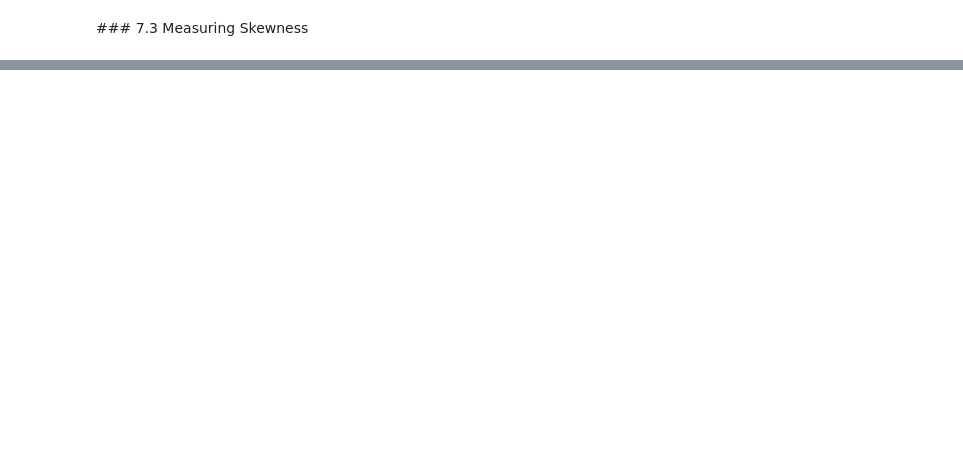
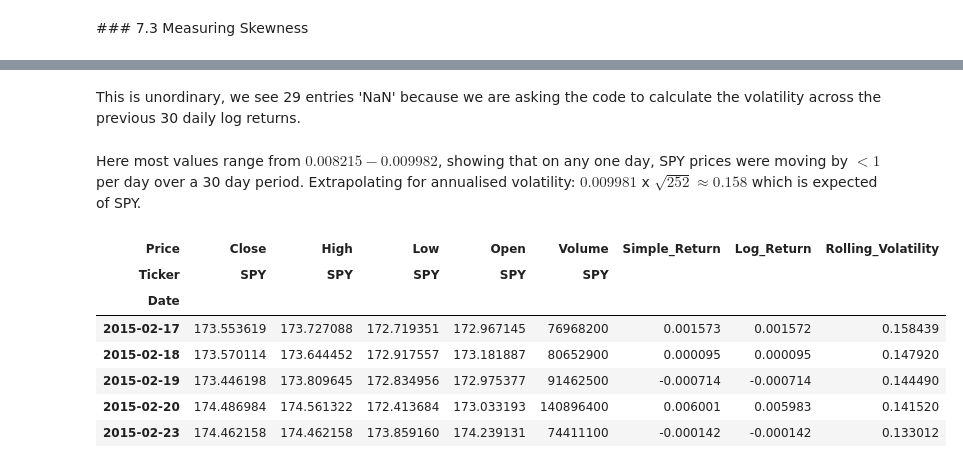
Before and after one commit to evanmartin21/Quant-Summer-Research-Project, a Jupyter notebook: notebooks/01_market_data_analysis.ipynb, the cells around one changed output, grey strips where cells are left out. Saved outputs shown, nothing was run; the diff lists cells and outputs as text; code cells hidden in the pictures; blank space fills up the shorter version.

```diff
--- a/notebooks/01_market_data_analysis.ipynb
+++ b/notebooks/01_market_data_analysis.ipynb
@@ -270,0 +333,19 @@ $$
+# %% [markdown]
+This is unordinary, we see 29 entries 'NaN' because we are asking the code to calculate the volatility across the previous 30 daily log returns.
+# %% [markdown]
+Here most values range from $0.008215-0.009982$, showing that on any one day, SPY prices were moving by $<1%$ per day over a 30 day period. Extrapolating for annualised volatility: $0.009981$ x $\sqrt{252} \approx 0.158$ which is expected of SPY.
+# %%
+spy["Rolling_Volatility"] = spy["Log_Return"].rolling(window=30).std() * np.sqrt(252)
+
+# Introducing a new column to monitor the rolling volatility over a 30 day period.
+
+spy.iloc[29:34]
+# %% [output]
+| Price | Close | High | Low | Open | Volume | Simple_Return | Log_Return | Rolling_Volatility |
+| Ticker | SPY | SPY | SPY | SPY | SPY |  |  |  |
+| Date |  |  |  |  |  |  |  |  |
+| 2015-02-17 | 173.553619 | 173.727088 | 172.719351 | 172.967145 | 76968200 | 0.001573 | 0.001572 | 0.158439 |
+| 2015-02-18 | 173.570114 | 173.644452 | 172.917557 | 173.181887 | 80652900 | 0.000095 | 0.000095 | 0.147920 |
+| 2015-02-19 | 173.446198 | 173.809645 | 172.834956 | 172.975377 | 91462500 | -0.000714 | -0.000714 | 0.144490 |
+| 2015-02-20 | 174.486984 | 174.561322 | 172.413684 | 173.033193 | 140896400 | 0.006001 | 0.005983 | 0.141520 |
+| 2015-02-23 | 174.462158 | 174.462158 | 173.859160 | 174.239131 | 74411100 | -0.000142 | -0.000142 | 0.133012 |
```
Also changed, not shown: parts of 24 cells of this notebook.
